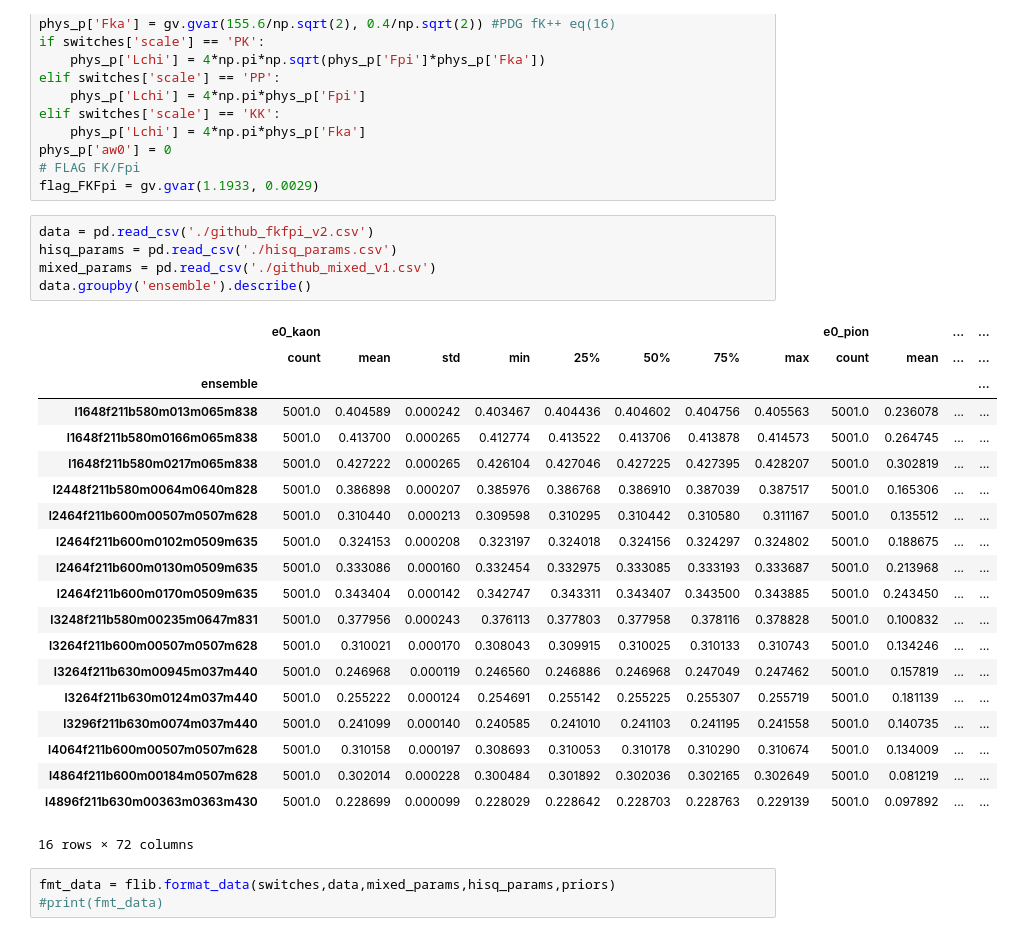
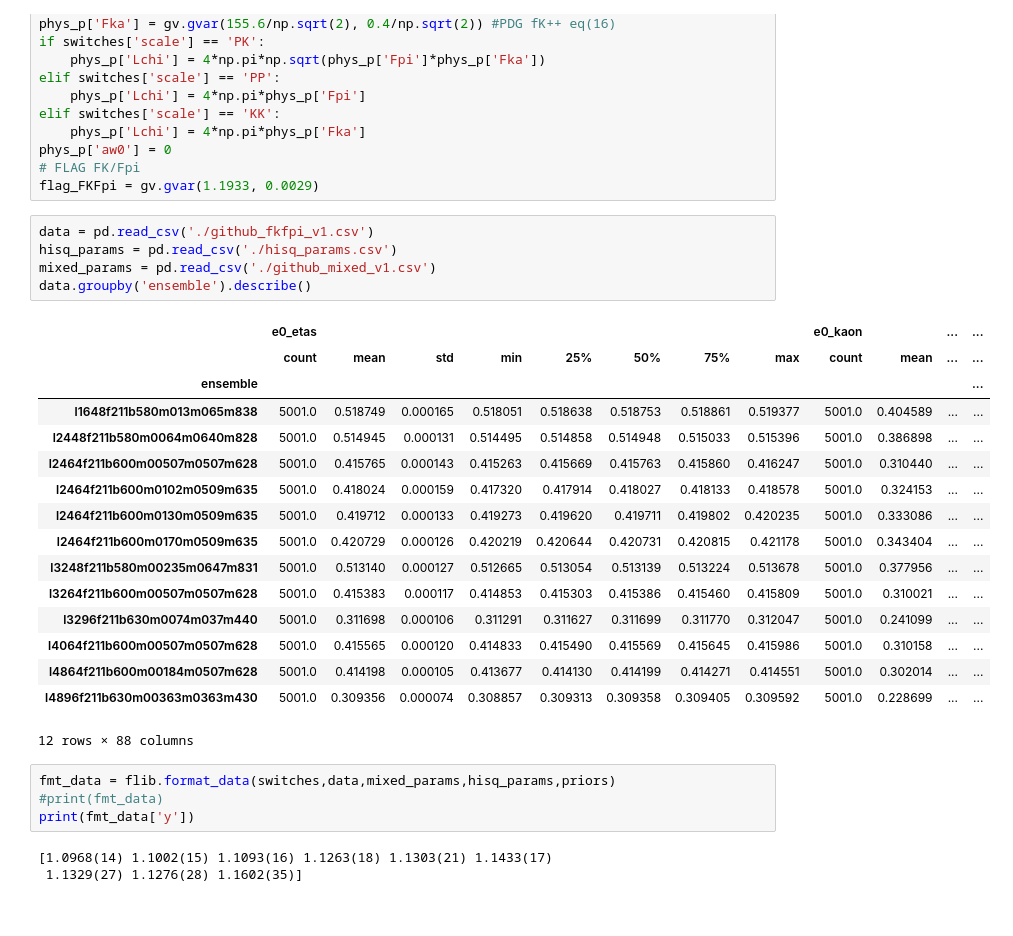
Before and after one commit to callat-qcd/project_fkfpi, a Jupyter notebook: fkfpi_workbook.ipynb, the cells around one changed output. Drawn from its saved outputs; the diff is of its cells as text.

```diff
--- a/fkfpi_workbook.ipynb
+++ b/fkfpi_workbook.ipynb
@@ -63,31 +63,31 @@ phys_p['aw0'] = 0
 # FLAG FK/Fpi
 flag_FKFpi = gv.gvar(1.1933, 0.0029)
 # %%
-data = pd.read_csv('./github_fkfpi_v2.csv')
+data = pd.read_csv('./github_fkfpi_v1.csv')
 hisq_params = pd.read_csv('./hisq_params.csv')
 mixed_params = pd.read_csv('./github_mixed_v1.csv')
 data.groupby('ensemble').describe()
 # %% [output]
-|  | e0_kaon |  |  |  |  |  |  |  | e0_pion |  | ... | ... |
+|  | e0_etas |  |  |  |  |  |  |  | e0_kaon |  | ... | ... |
 |  | count | mean | std | min | 25% | 50% | 75% | max | count | mean | ... | ... |
 | ensemble |  |  |  |  |  |  |  |  |  |  |  | ... |
-| l1648f211b580m013m065m838 | 5001.0 | 0.404589 | 0.000242 | 0.403467 | 0.404436 | 0.404602 | 0.404756 | 0.405563 | 5001.0 | 0.236078 | ... | ... |
-| l1648f211b580m0166m065m838 | 5001.0 | 0.413700 | 0.000265 | 0.412774 | 0.413522 | 0.413706 | 0.413878 | 0.414573 | 5001.0 | 0.264745 | ... | ... |
-| l1648f211b580m0217m065m838 | 5001.0 | 0.427222 | 0.000265 | 0.426104 | 0.427046 | 0.427225 | 0.427395 | 0.428207 | 5001.0 | 0.302819 | ... | ... |
-| l2448f211b580m0064m0640m828 | 5001.0 | 0.386898 | 0.000207 | 0.385976 | 0.386768 | 0.386910 | 0.387039 | 0.387517 | 5001.0 | 0.165306 | ... | ... |
-| l2464f211b600m00507m0507m628 | 5001.0 | 0.310440 | 0.000213 | 0.309598 | 0.310295 | 0.310442 | 0.310580 | 0.311167 | 5001.0 | 0.135512 | ... | ... |
-| l2464f211b600m0102m0509m635 | 5001.0 | 0.324153 | 0.000208 | 0.323197 | 0.324018 | 0.324156 | 0.324297 | 0.324802 | 5001.0 | 0.188675 | ... | ... |
-| l2464f211b600m0130m0509m635 | 5001.0 | 0.333086 | 0.000160 | 0.332454 | 0.332975 | 0.333085 | 0.333193 | 0.333687 | 5001.0 | 0.213968 | ... | ... |
-| l2464f211b600m0170m0509m635 | 5001.0 | 0.343404 | 0.000142 | 0.342747 | 0.343311 | 0.343407 | 0.343500 | 0.343885 | 5001.0 | 0.243450 | ... | ... |
-| l3248f211b580m00235m0647m831 | 5001.0 | 0.377956 | 0.000243 | 0.376113 | 0.377803 | 0.377958 | 0.378116 | 0.378828 | 5001.0 | 0.100832 | ... | ... |
-| l3264f211b600m00507m0507m628 | 5001.0 | 0.310021 | 0.000170 | 0.308043 | 0.309915 | 0.310025 | 0.310133 | 0.310743 | 5001.0 | 0.134246 | ... | ... |
-| l3264f211b630m00945m037m440 | 5001.0 | 0.246968 | 0.000119 | 0.246560 | 0.246886 | 0.246968 | 0.247049 | 0.247462 | 5001.0 | 0.157819 | ... | ... |
-| l3264f211b630m0124m037m440 | 5001.0 | 0.255222 | 0.000124 | 0.254691 | 0.255142 | 0.255225 | 0.255307 | 0.255719 | 5001.0 | 0.181139 | ... | ... |
-| l3296f211b630m0074m037m440 | 5001.0 | 0.241099 | 0.000140 | 0.240585 | 0.241010 | 0.241103 | 0.241195 | 0.241558 | 5001.0 | 0.140735 | ... | ... |
-| l4064f211b600m00507m0507m628 | 5001.0 | 0.310158 | 0.000197 | 0.308693 | 0.310053 | 0.310178 | 0.310290 | 0.310674 | 5001.0 | 0.134009 | ... | ... |
-| l4864f211b600m00184m0507m628 | 5001.0 | 0.302014 | 0.000228 | 0.300484 | 0.301892 | 0.302036 | 0.302165 | 0.302649 | 5001.0 | 0.081219 | ... | ... |
-| l4896f211b630m00363m0363m430 | 5001.0 | 0.228699 | 0.000099 | 0.228029 | 0.228642 | 0.228703 | 0.228763 | 0.229139 | 5001.0 | 0.097892 | ... | ... |
+| l1648f211b580m013m065m838 | 5001.0 | 0.518749 | 0.000165 | 0.518051 | 0.518638 | 0.518753 | 0.518861 | 0.519377 | 5001.0 | 0.404589 | ... | ... |
+| l2448f211b580m0064m0640m828 | 5001.0 | 0.514945 | 0.000131 | 0.514495 | 0.514858 | 0.514948 | 0.515033 | 0.515396 | 5001.0 | 0.386898 | ... | ... |
+| l2464f211b600m00507m0507m628 | 5001.0 | 0.415765 | 0.000143 | 0.415263 | 0.415669 | 0.415763 | 0.415860 | 0.416247 | 5001.0 | 0.310440 | ... | ... |
+| l2464f211b600m0102m0509m635 | 5001.0 | 0.418024 | 0.000159 | 0.417320 | 0.417914 | 0.418027 | 0.418133 | 0.418578 | 5001.0 | 0.324153 | ... | ... |
+| l2464f211b600m0130m0509m635 | 5001.0 | 0.419712 | 0.000133 | 0.419273 | 0.419620 | 0.419711 | 0.419802 | 0.420235 | 5001.0 | 0.333086 | ... | ... |
+| l2464f211b600m0170m0509m635 | 5001.0 | 0.420729 | 0.000126 | 0.420219 | 0.420644 | 0.420731 | 0.420815 | 0.421178 | 5001.0 | 0.343404 | ... | ... |
+| l3248f211b580m00235m0647m831 | 5001.0 | 0.513140 | 0.000127 | 0.512665 | 0.513054 | 0.513139 | 0.513224 | 0.513678 | 5001.0 | 0.377956 | ... | ... |
+| l3264f211b600m00507m0507m628 | 5001.0 | 0.415383 | 0.000117 | 0.414853 | 0.415303 | 0.415386 | 0.415460 | 0.415809 | 5001.0 | 0.310021 | ... | ... |
+| l3296f211b630m0074m037m440 | 5001.0 | 0.311698 | 0.000106 | 0.311291 | 0.311627 | 0.311699 | 0.311770 | 0.312047 | 5001.0 | 0.241099 | ... | ... |
+| l4064f211b600m00507m0507m628 | 5001.0 | 0.415565 | 0.000120 | 0.414833 | 0.415490 | 0.415569 | 0.415645 | 0.415986 | 5001.0 | 0.310158 | ... | ... |
+| l4864f211b600m00184m0507m628 | 5001.0 | 0.414198 | 0.000105 | 0.413677 | 0.414130 | 0.414199 | 0.414271 | 0.414551 | 5001.0 | 0.302014 | ... | ... |
+| l4896f211b630m00363m0363m430 | 5001.0 | 0.309356 | 0.000074 | 0.308857 | 0.309313 | 0.309358 | 0.309405 | 0.309592 | 5001.0 | 0.228699 | ... | ... |
-16 rows × 72 columns
+12 rows × 88 columns
 # %%
 fmt_data = flib.format_data(switches,data,mixed_params,hisq_params,priors)
 #print(fmt_data)
+print(fmt_data['y'])
+# %% [output]
+[1.0968(14) 1.1002(15) 1.1093(16) 1.1263(18) 1.1303(21) 1.1433(17)
+ 1.1329(27) 1.1276(28) 1.1602(35)]
```
Also changed, not shown: parts of 5 cells of this notebook, 1 other file.
